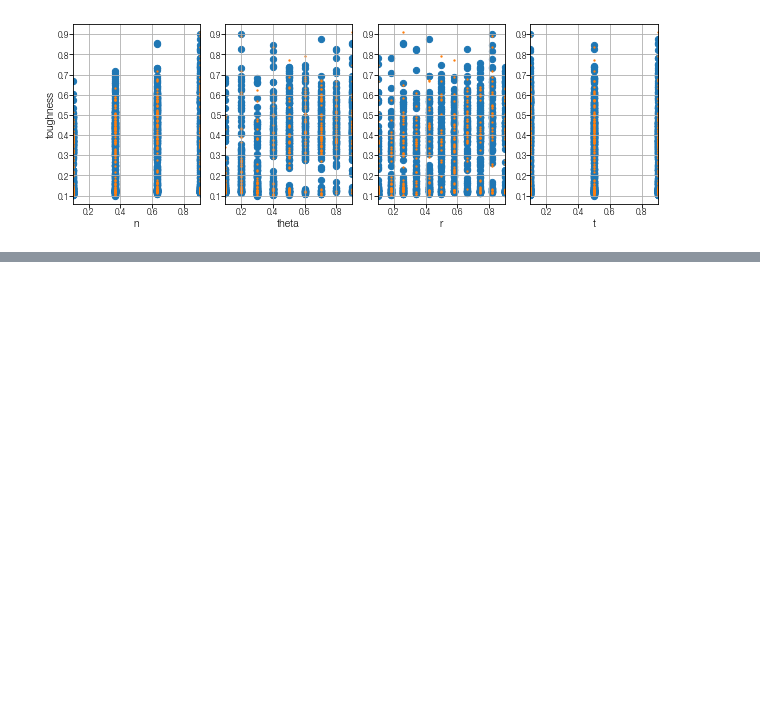
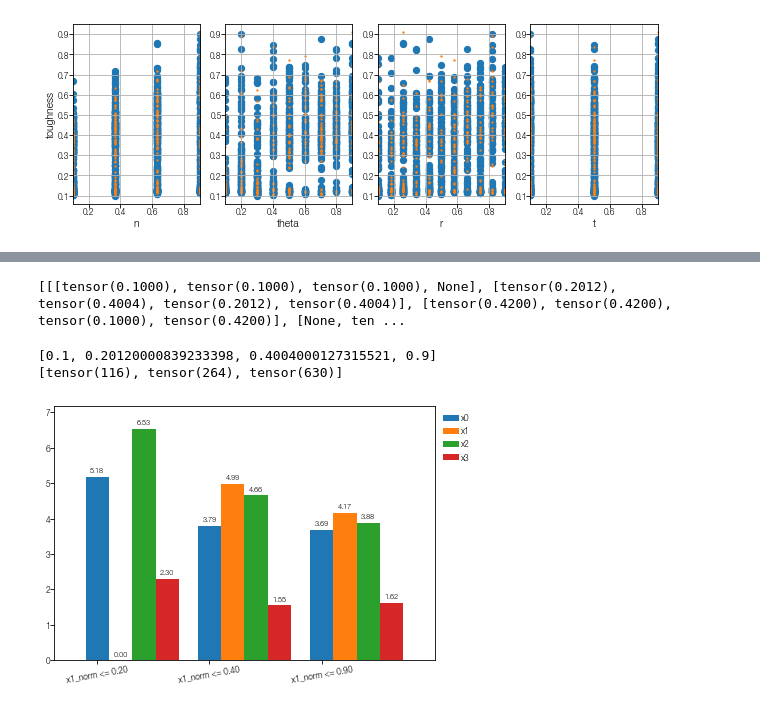
Before and after one commit to Hyein-coder/pykan, a Jupyter notebook: github/workflows/Hyein/material_05_CrossedBarrel.ipynb, the cells around one changed output, grey strips where cells are left out. Drawn from its saved outputs; the diff is of its cells as text; code cells hidden in the pictures; blank space fills up the shorter version.

```diff
--- a/github/workflows/Hyein/material_05_CrossedBarrel.ipynb
+++ b/github/workflows/Hyein/material_05_CrossedBarrel.ipynb
@@ -151,0 +319,56 @@ TrialResult(params={'grid': 30, 'grid_range': [0.1, 0.9], 'k': 3, 'lamb': 0.001,
+# %%
+print(inflection_points)
+# %% [output]
+[[[tensor(0.1000), tensor(0.1000), tensor(0.1000), None], [tensor(0.2012), tensor(0.4004), tensor(0.2012), tensor(0.4004)], [tensor(0.4200), tensor(0.4200), tensor(0.1000), tensor(0.4200)], [None, ten ...
+# %%
+mask_idx = 1
+mask_ip_in_range = [ip for ip in inflection_points[0][mask_idx] if ip is not None if ip > 0.1 if ip < 0.9]
+mask_ip_unique = torch.unique(torch.tensor(mask_ip_in_range)).tolist()
+mask_interval = [0.1] + mask_ip_unique + [0.9]
+print(mask_interval)
+
+x_mask = dataset['train_input'][:, mask_idx]
+y_vals = dataset['train_label'].ravel()
+
+masks = [ ((x_mask > lb) & (x_mask <= ub)) for lb, ub in zip(mask_interval[:-1], mask_interval[1:])]
+labels = [f'x{mask_idx}_norm <= {ub:.2f}' for lb, ub in zip(mask_interval[:-1], mask_interval[1:])]
+print([sum(x) for x in masks])
+
+scores_interval = []
+scores_interval_norm = []
+for mask in masks:
+    if np.any(mask.numpy()):
+        x_tensor_masked = dataset['train_input'][mask, :]
+        x_std = torch.std(x_tensor_masked, dim=0).detach().cpu().numpy()
+        model.forward(x_tensor_masked)
+
+        score_masked = model.feature_score.detach().cpu().numpy()
+        score_norm = score_masked / (x_std + 1e-6)
+        scores_interval.append(score_masked)
+        scores_interval_norm.append(score_norm)
+    else:
+        scores_interval.append(np.zeros(scores_tot.shape))
+        scores_interval_norm.append(np.zeros(scores_tot.shape))
+
+width = 0.25
+fig, ax = plt.subplots(figsize=(6,4))
+xticks = np.arange(len(masks)) * (width * scores_tot.shape[0] * 1.2)
+xticklabels = labels
+max_score = max([max(s) for s in scores_interval_norm])
+for idx in range(scores_tot.shape[0]):
+    bars = ax.bar(xticks + idx * width, [s[idx] for s in scores_interval_norm], width, label=f"x{idx}")
+    ax.bar_label(bars, fmt='%.2f', fontsize=7, padding=3)
+ax.margins(x=0.1)
+ax.set_ylim(0, max_score * 1.1)
+
+ax.set_xticks(xticks)
+ax.set_xticklabels(xticklabels, rotation=10, ha='center', fontsize=8)
+ax.legend(loc='upper left', bbox_to_anchor=(1, 1), fontsize=8)
+
+plt.tight_layout()
+plt.savefig(os.path.join(save_dir, f"{save_heading}_scores_L0_interval_input{mask_idx}.png"))
+plt.show()
+# %% [output]
+[0.1, 0.20120000839233398, 0.4004000127315521, 0.9]
+[tensor(116), tensor(264), tensor(630)]
+[figure, added]
```
Also changed, not shown: parts of 4 cells of this notebook, 6 other files.
